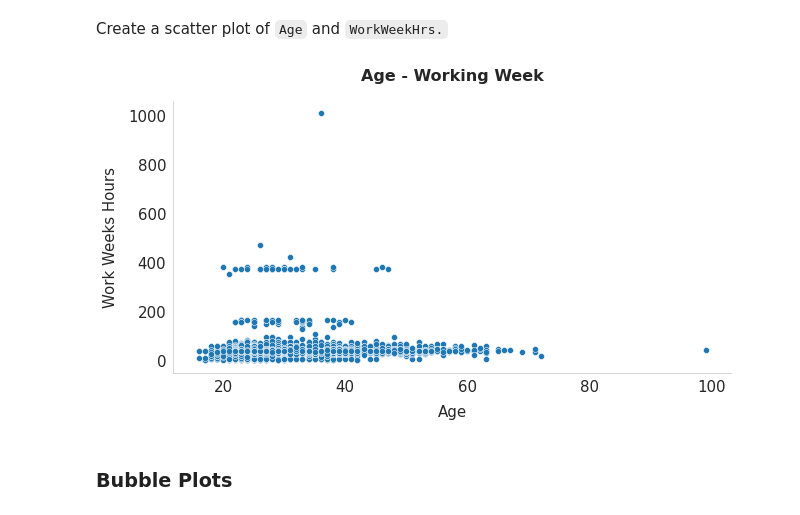
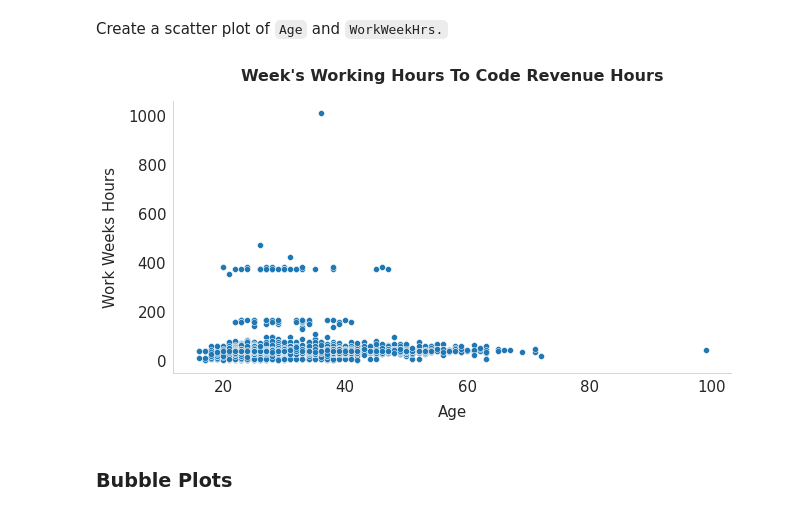
Before and after one commit to hossam-elshabory/IBM-Data-Analyst-Professional, a Jupyter notebook: 09_IBM Data Analyst Capstone Project/04_M4DataVisualization-lab.ipynb, the cells around one changed output. Drawn from its saved outputs; the diff is of its cells as text; code cells hidden in the pictures.

Commit message:
Edit: title of bubble plot

```diff
--- a/09_IBM Data Analyst Capstone Project/04_M4DataVisualization-lab.ipynb
+++ b/09_IBM Data Analyst Capstone Project/04_M4DataVisualization-lab.ipynb
@@ -266,7 +266,7 @@ plt.show()
 # %% [markdown]
 Create a scatter plot of `Age` and `WorkWeekHrs.`
 # %%
-# Querying the data from the database
+# Quering the data from the database
 query_3 = """
 SELECT Age
 FROM master
@@ -284,37 +284,37 @@ age_data = pd.read_sql_query(query_3, conn)
 # work_weeks_data
 work_weeks_data = pd.read_sql_query(query_4, conn)
 
 
-# ------- PLOTTING THE SCATTER-PLOT ------- #
+# ------- PLOTING THE SCATTERPLOT ------- #
 
 # Setting the figure size for this plot
 fig, ax = plt.subplots(1, figsize=(10, 5))
 
-# # Plotting the scatter-plot
+# # Ploting the scatter-plot
 plot = sns.scatterplot(x = age_data["Age"], y = work_weeks_data["WorkWeekHrs"])
 
 # Setting the plot title
-plot.set_title("Age - Working Week", fontsize= 16, fontweight = "bold", pad = 20)
+plot.set_title("Week's Working Hours To Code Revenue Hours", fontsize= 16, fontweight = "bold", pad = 20)
 
 # Setting the x-label
 plot.set_xlabel("Age", fontsize = 15, labelpad = 10)
 # Setting the x-label
 plot.set_ylabel("Work Weeks Hours", fontsize = 15, labelpad = 10)
 
 # Increasing the ticks font size
 plt.xticks(fontsize = 15)
 plt.yticks(fontsize = 15)
 
 # Removing plot spine
 sns.despine(top = True)
 
 # Adding the grid
 sns.set_style("whitegrid", {"axes.grid" : False})
 
 # Showing the plot
 plt.show()
 # %% [output]
-[figure, old version]
+[figure, new version]
 # %% [markdown]
 ### Bubble Plots
 # %% [markdown]
```
Also changed, not shown: parts of 10 cells of this notebook.
